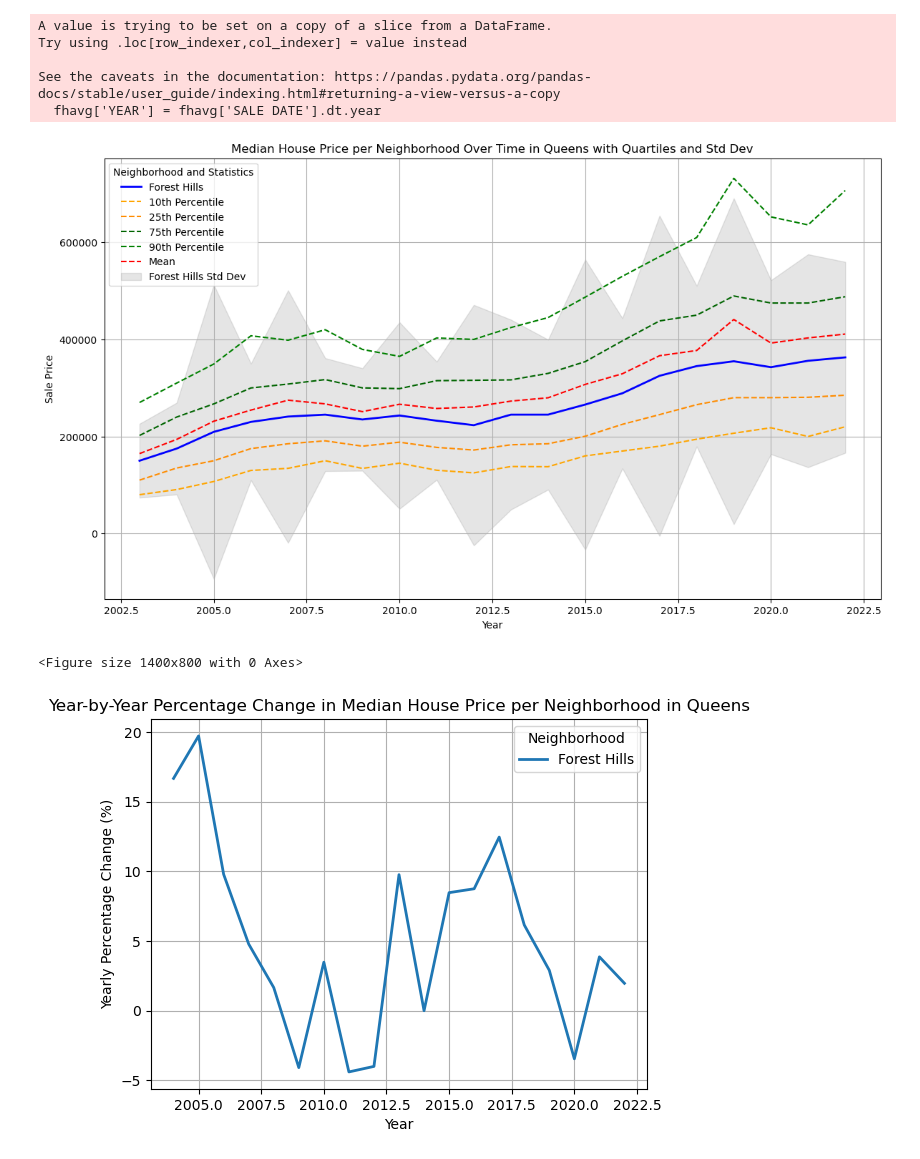
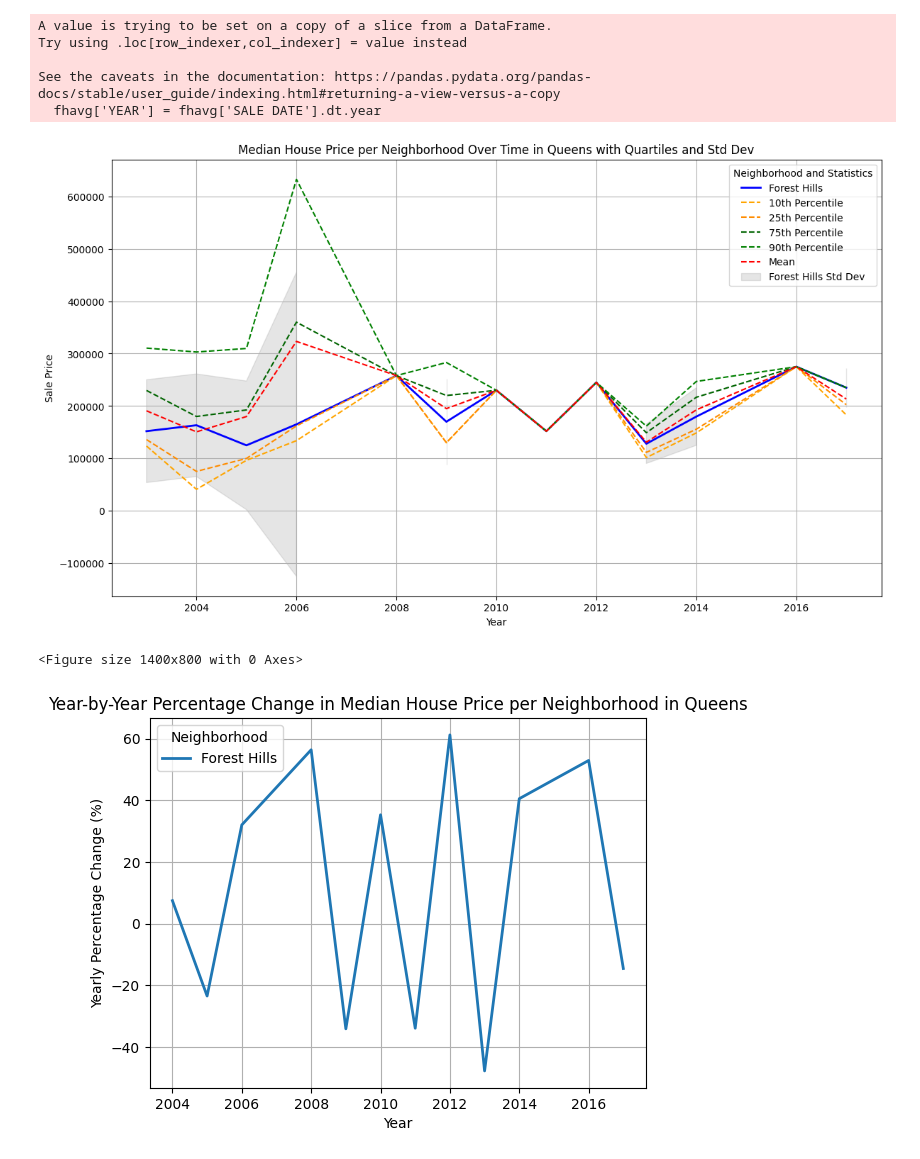
Before and after one commit to DanielBhatti/FinanceManagement, a Jupyter notebook: nyc_historical_mortgage_analysis/main.ipynb, the cells around one changed output. Drawn from its saved outputs; the diff is of its cells as text; code cells hidden in the pictures.

```diff
--- a/nyc_historical_mortgage_analysis/main.ipynb
+++ b/nyc_historical_mortgage_analysis/main.ipynb
@@ -35,7 +35,7 @@ df = load_data(dir_path)
 foresthills = df[(df["NEIGHBORHOOD"].str.lower() == "forest hills") & (df["BUILDING CLASS CATEGORY"].str.lower().str.contains("coop"))]
 # %%
 # Create the YEAR column
-fhavg = foresthills
+fhavg = foresthills[foresthills["GROSS SQUARE FEET"] >= 750]
 fhavg['YEAR'] = fhavg['SALE DATE'].dt.year
 
 # Calculate median, quartiles, and standard deviation
@@ -69,32 +69,32 @@ for neighborhood in median_prices.columns:
         alpha=0.2, label=f'{neighborhood} Std Dev', color='gray'
     )
 
 # Adding titles and labels
 plt.title('Median House Price per Neighborhood Over Time in Queens with Quartiles and Std Dev')
 plt.xlabel('Year')
 plt.ylabel('Sale Price')
 plt.legend(title='Neighborhood and Statistics')
 plt.grid(True)
 plt.show()
 
 # Plotting relative year-by-year change
 plt.figure(figsize=(14, 8))
 relative_change = median_prices.pct_change() * 100  # Convert to percentage
 relative_change.plot(kind='line', linestyle='-', linewidth=2)
 
 # Adding titles and labels
 plt.title('Year-by-Year Percentage Change in Median House Price per Neighborhood in Queens')
 plt.xlabel('Year')
 plt.ylabel('Yearly Percentage Change (%)')
 plt.legend(title='Neighborhood')
 plt.grid(True)
 plt.show()
 # %% [output]
 A value is trying to be set on a copy of a slice from a DataFrame.
 Try using .loc[row_indexer,col_indexer] = value instead
 
 See the caveats in the documentation: https://pandas.pydata.org/pandas-docs/stable/user_guide/indexing.html#returning-a-view-versus-a-copy
   fhavg['YEAR'] = fhavg['SALE DATE'].dt.year
-[figure, old version]
+[figure, new version]
 <Figure size 1400x800 with 0 Axes>
-[figure, old version]
+[figure, new version]
```
Also changed, not shown: parts of 1 cell of this notebook, 17 other files.
